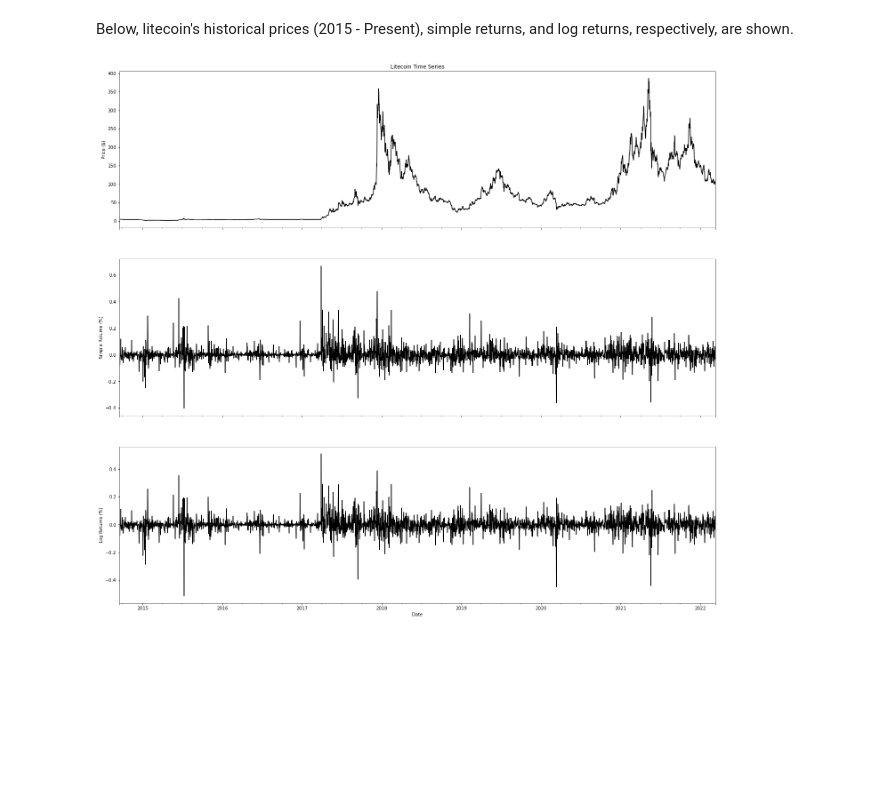
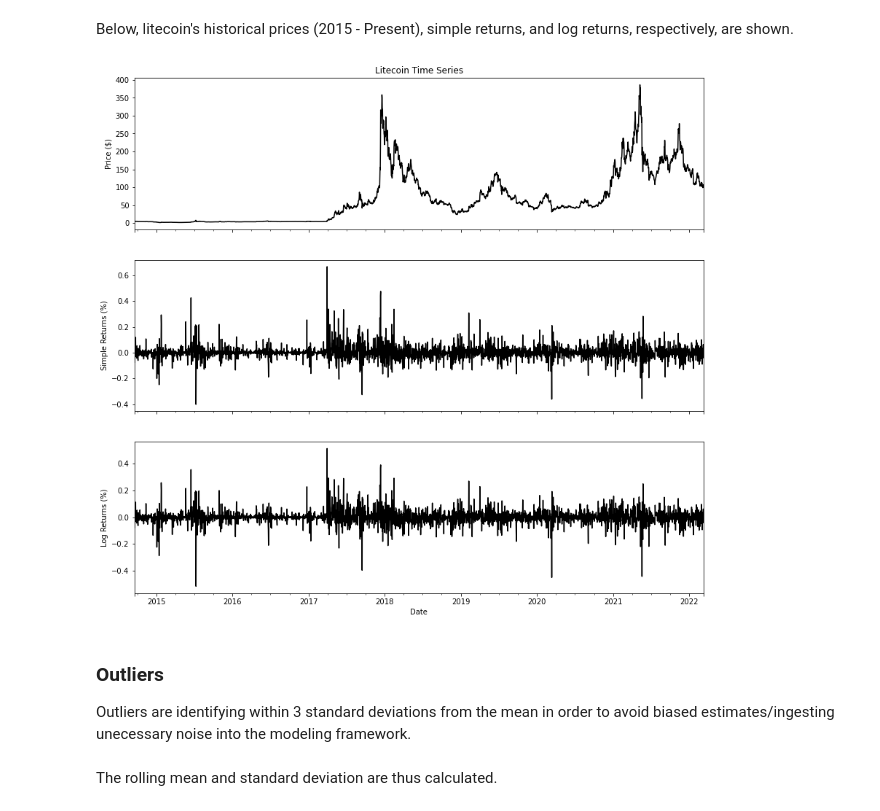
Before and after one commit to MSADS-506-Applied-Time-Series-Analysis/litecoin_predictions, a Jupyter notebook: code/litecoin_preds.ipynb, the cells around one changed output. Drawn from its saved outputs; the diff is of its cells as text; code cells hidden in the pictures; blank space fills up the shorter version.

```diff
--- a/code/litecoin_preds.ipynb
+++ b/code/litecoin_preds.ipynb
@@ -90,17 +91,19 @@ Number of Columns: 8
 # %% [markdown]
 Below, litecoin's historical prices (2015 - Present), simple returns, and log returns, respectively, are shown.
 # %%
-fig, ax = plt.subplots(3,1,figsize=(24,22), sharex=True)
+fig, ax = plt.subplots(3,1,figsize=(14,13), sharex = True)
 ltc.adj_close.plot(ax=ax[0], color = 'black')
-ax[0].set(title = 'Litecoin Time Series',
-          ylabel = 'Price ($)')
+ax[0].set(title = 'Litecoin Time Series', ylabel = 'Price ($)')
 ltc.simple_rtn.plot(ax=ax[1], color = 'black')
-ax[1].set(xlabel = 'Date',
-          ylabel = 'Simple Returns (%)')
-
+ax[1].set(xlabel = 'Date', ylabel = 'Simple Returns (%)')
 ltc.log_rtn.plot(ax=ax[2], color = 'black')
-ax[2].set(xlabel = 'Date',
-          ylabel = 'Log Returns (%)')
+ax[2].set(xlabel = 'Date', ylabel = 'Log Returns (%)')
 plt.show()
 # %% [output]
-[figure, old version]
+[figure, new version]
+# %% [markdown]
+### Outliers
+
+Outliers are identifying within 3 standard deviations from the mean in order to avoid biased estimates/ingesting unecessary noise into the modeling framework.
+# %% [markdown]
+The rolling mean and standard deviation are thus calculated.
```
Also changed, not shown: parts of 9 cells of this notebook, 1 other file.
